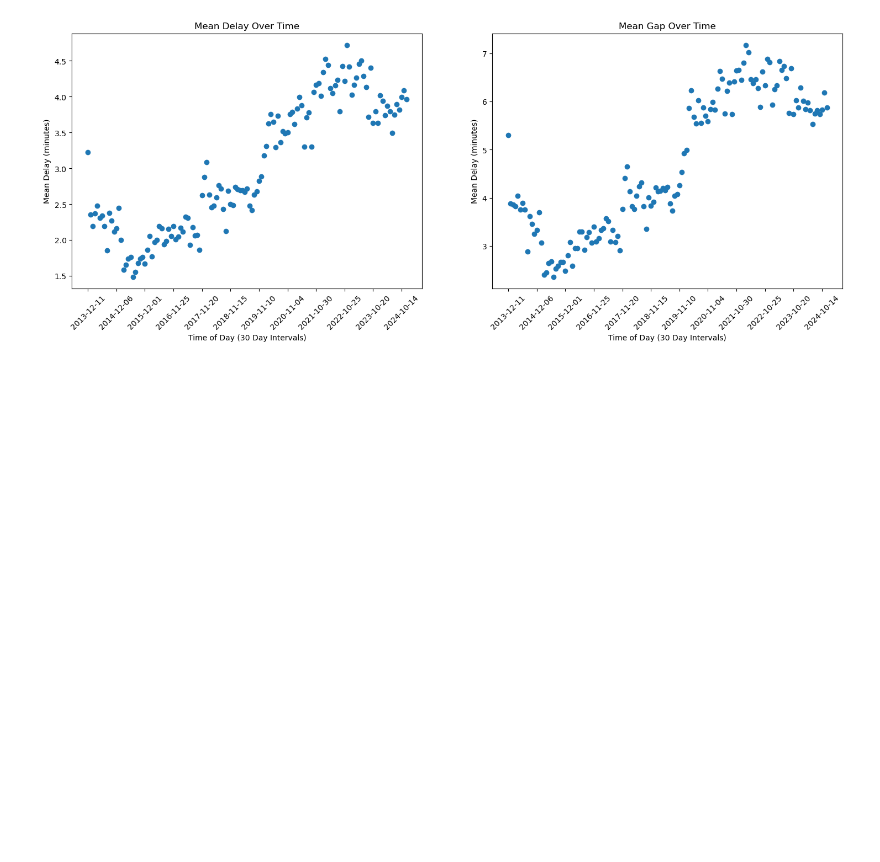
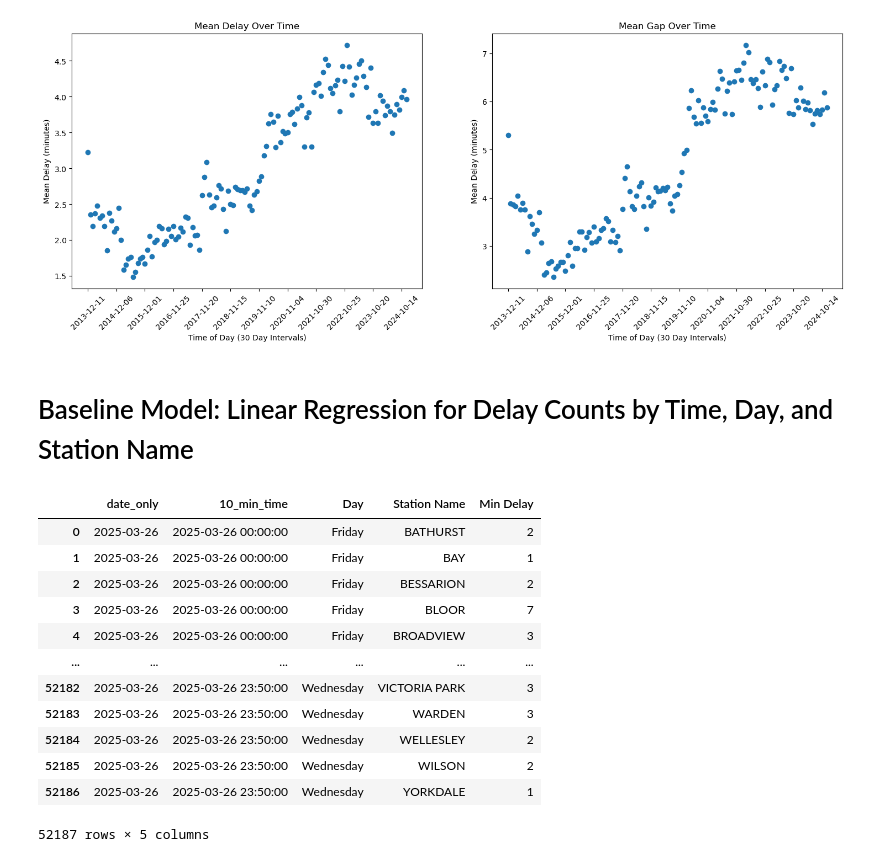
Before and after one commit to michelleyucollins/TardyTerminatorCommittee, a Jupyter notebook: subway_analysis/time_analysis.ipynb, the cells around one changed output. Cells and saved outputs as stored; diff of their text form; code cells hidden in the pictures; blank space fills up the shorter version.

```diff
--- a/subway_analysis/time_analysis.ipynb
+++ b/subway_analysis/time_analysis.ipynb
@@ -283,3 +269,22 @@ axes[1].set_xticks(time_ticks)
 axes[1].tick_params(axis='x', rotation=45)
 # %% [output]
 [figure]
+# %% [markdown]
+# Baseline Model: Linear Regression for Delay Counts by Time, Day, and Station Name
+# %%
+count_sub_data = sub_data.groupby(["date_only","10_min_time", "Day","Station Name"])["Min Delay"].count().reset_index()
+display(count_sub_data)
+# %% [output]
+|  | date_only | 10_min_time | Day | Station Name | Min Delay |
+| 0 | 2025-03-26 | 2025-03-26 00:00:00 | Friday | BATHURST | 2 |
+| 1 | 2025-03-26 | 2025-03-26 00:00:00 | Friday | BAY | 1 |
+| 2 | 2025-03-26 | 2025-03-26 00:00:00 | Friday | BESSARION | 2 |
+| 3 | 2025-03-26 | 2025-03-26 00:00:00 | Friday | BLOOR | 7 |
+| 4 | 2025-03-26 | 2025-03-26 00:00:00 | Friday | BROADVIEW | 3 |
+| ... | ... | ... | ... | ... | ... |
+| 52182 | 2025-03-26 | 2025-03-26 23:50:00 | Wednesday | VICTORIA PARK | 3 |
+| 52183 | 2025-03-26 | 2025-03-26 23:50:00 | Wednesday | WARDEN | 3 |
+| 52184 | 2025-03-26 | 2025-03-26 23:50:00 | Wednesday | WELLESLEY | 2 |
+| 52185 | 2025-03-26 | 2025-03-26 23:50:00 | Wednesday | WILSON | 2 |
+| 52186 | 2025-03-26 | 2025-03-26 23:50:00 | Wednesday | YORKDALE | 1 |
+52187 rows × 5 columns
```
Also changed, not shown: parts of 10 cells of this notebook.
